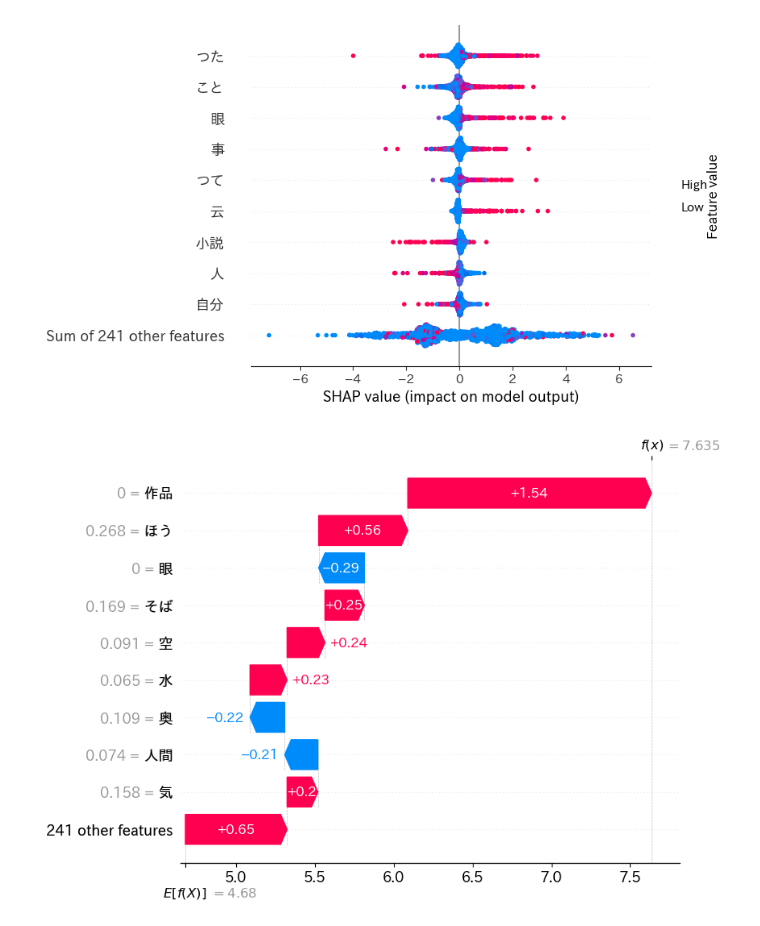
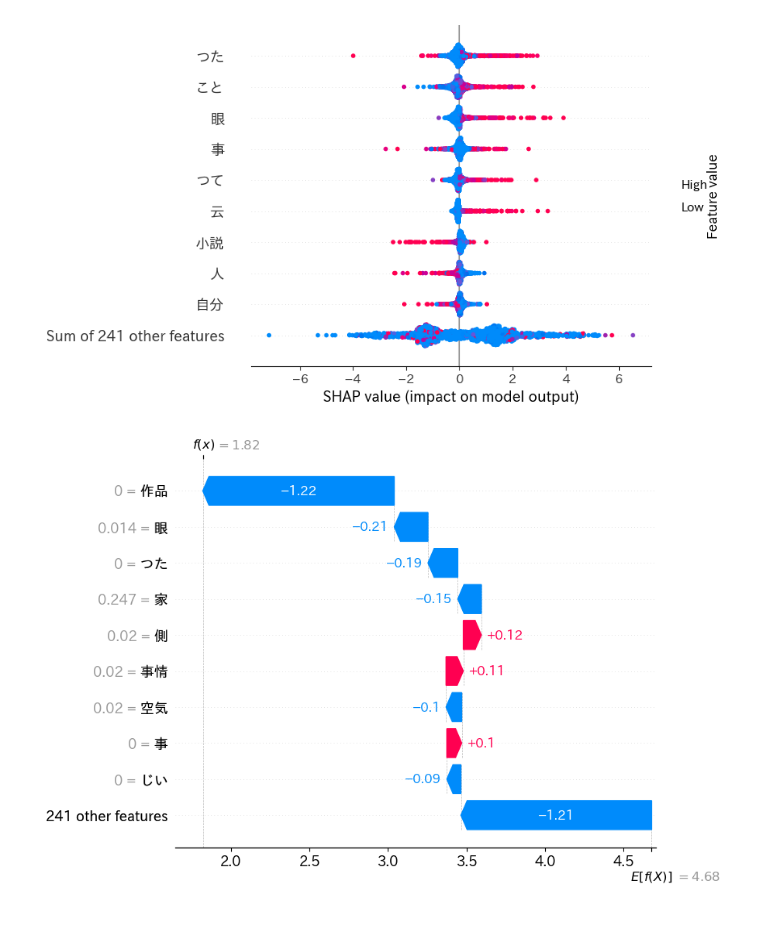
Before and after one commit to tai1012/aozora, a Jupyter notebook: ML/main_vec.ipynb, the cells around one changed output. Saved outputs shown, nothing was run; the diff lists cells and outputs as text; code cells hidden in the pictures.

```diff
--- a/ML/main_vec.ipynb
+++ b/ML/main_vec.ipynb
@@ -479,6 +479,6 @@ shap.plots.beeswarm(shap_values)
 # %% [output]
 [figure]
 # %%
-shap.plots.waterfall(shap_values[1])
+shap.plots.waterfall(shap_values[251])
 # %% [output]
-[figure, old version]
+[figure, new version]
```
Also changed, not shown: parts of 13 cells of this notebook, 15 other files.
